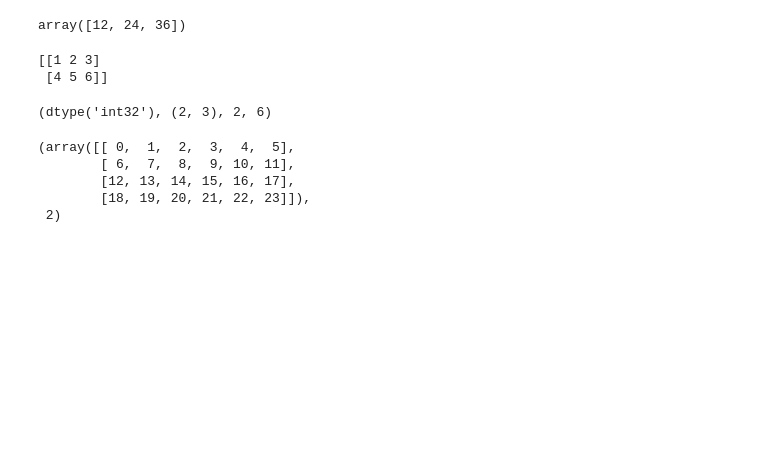
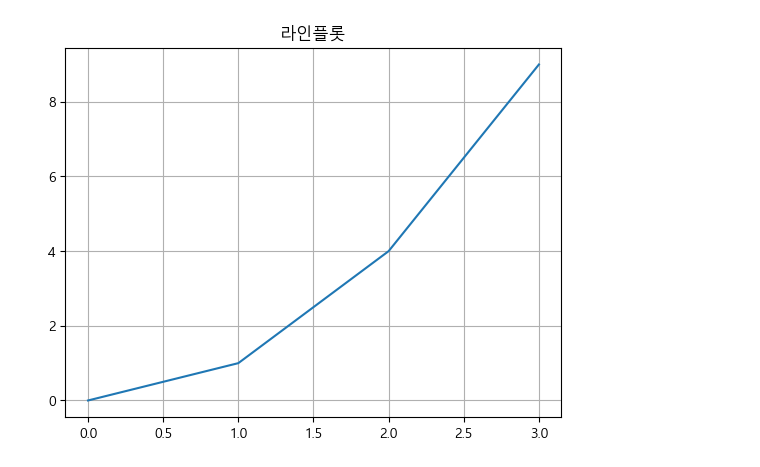
Before and after one commit to rawmouse96/DataAnalysis, a Jupyter notebook: 00.test.ipynb, the cells around one changed output. Saved outputs shown, nothing was run; the diff lists cells and outputs as text; code cells hidden in the pictures; blank space fills up the shorter version.

```diff
--- a/00.test.ipynb
+++ b/00.test.ipynb
@@ -31,26 +1,13 @@ array([ 2,  4,  6,  8, 10, 12, 14, 16, 18, 20])
-# %%
-a = np.array([1,2,3])
-b = np.array([10,20,30])
-c = 2*a + b
-c
-# %% [output]
-array([12, 24, 36])
-# %%
-c = np.array([[1,2,3], [4,5,6]])
-print(c)
-# %% [output]
-[[1 2 3]
- [4 5 6]]
-# %%
-c.dtype, c.shape, c.ndim, c.size
-# %% [output]
-(dtype('int32'), (2, 3), 2, 6)
-# %%
-t = np.arange(24).reshape(4, 6)
-t, t.ndim
-# %% [output]
-(array([[ 0,  1,  2,  3,  4,  5],
-        [ 6,  7,  8,  9, 10, 11],
-        [12, 13, 14, 15, 16, 17],
-        [18, 19, 20, 21, 22, 23]]),
- 2)
+# %%
+import numpy as np
+import pandas as pd
+import matplotlib.pyplot as plt
+plt.rcParams['font.family'] = 'Malgun Gothic'
+plt.rcParams['axes.unicode_minus'] = False
+# %%
+plt.plot([0,1,2,3], [0,1,4,9])
+plt.title('라인플롯')
+plt.grid()
+plt.show()
+# %% [output]
+[figure, added]
```
Also changed, not shown: parts of 8 cells of this notebook, 14 other files.
